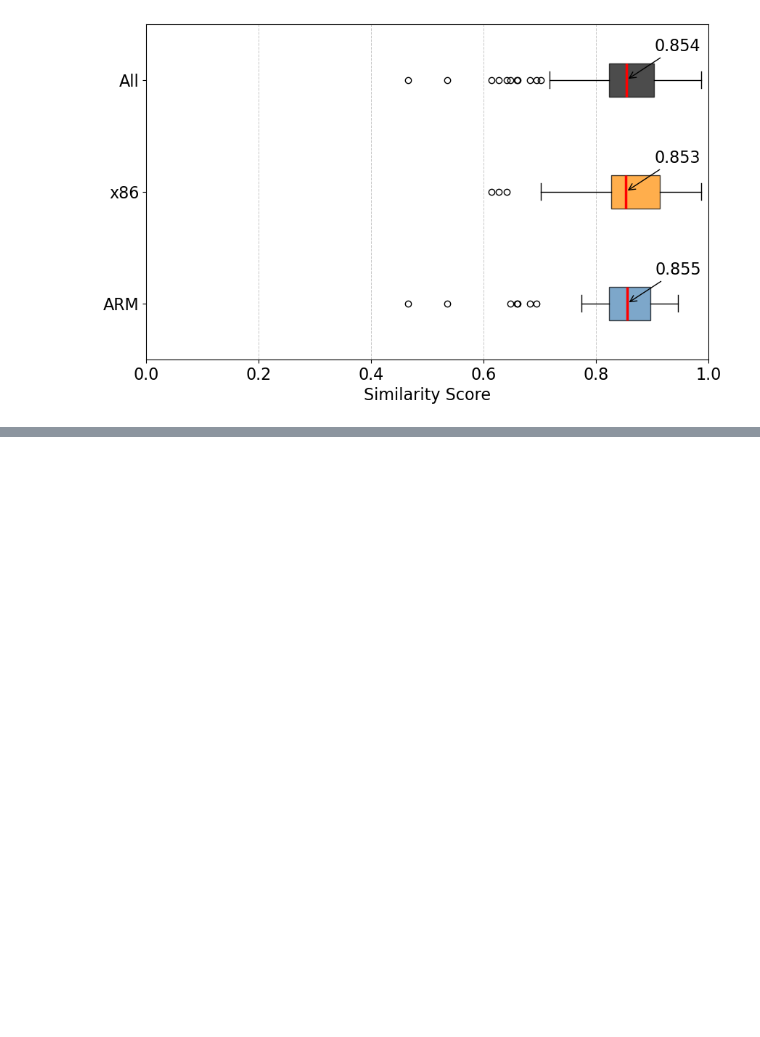
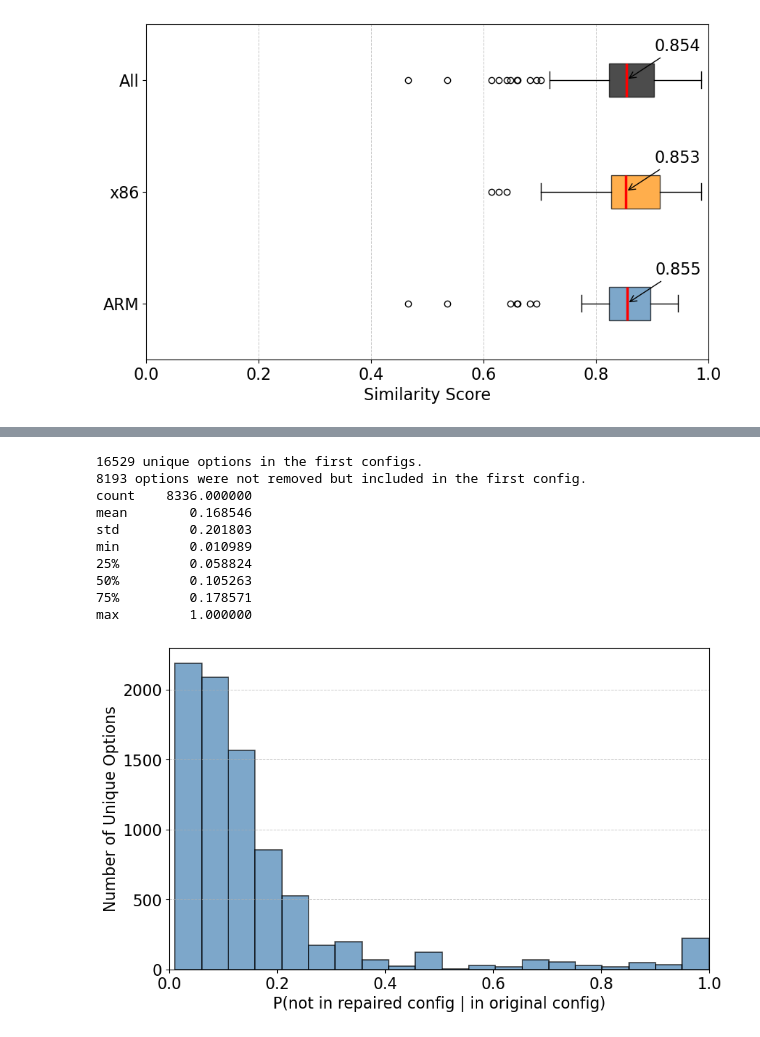
Before and after one commit to RyanGarfinkel/KConfLLMRepair, a Jupyter notebook: analysis/preservation.ipynb, the cells around one changed output, grey strips where cells are left out. Cells and saved outputs as stored; diff of their text form; code cells hidden in the pictures; blank space fills up the shorter version.

```diff
--- a/analysis/preservation.ipynb
+++ b/analysis/preservation.ipynb
@@ -145,0 +217,50 @@ plt.show()
+# %%
+from collections import Counter
+
+in_both = Counter()
+in_first = Counter()
+
+for row in last_attempts.itertuples():
+
+    original = parse_config(row.original_config)
+    modified = parse_config(row.modified_config)
+
+    in_both.update(original & modified)
+    in_first.update(original)
+
+p_removed = pd.Series({
+    opt: 1 - (in_both[opt] / in_first[opt]) for opt in in_first
+})
+
+print(len(p_removed), 'unique options in the first configs.')
+print(len(p_removed[p_removed == 0]), 'options were not removed but included in the first config.')
+
+p_removed = p_removed[p_removed > 0]
+
+print(p_removed.describe().to_string())
+
+fig, ax = plt.subplots(figsize=(10, 6))
+
+ax.hist(p_removed[p_removed > 0], color='steelblue', alpha=0.7, edgecolor='black', linewidth=1.2, bins=20)
+ax.set_xlim(0, 1)
+
+ax.set_xlabel('P(not in repaired config | in original config)', fontsize=16)
+ax.set_ylabel('Number of Unique Options', fontsize=16)
+
+ax.grid(axis='y', linestyle='--', linewidth=0.7, alpha=0.7)
+ax.tick_params(axis='both', labelsize=16)
+
+plt.savefig('p-removal.pdf', format='pdf', bbox_inches='tight')
+plt.show()
+# %% [output]
+16529 unique options in the first configs.
+8193 options were not removed but included in the first config.
+count    8336.000000
+mean        0.168546
+std         0.201803
+min         0.010989
+25%         0.058824
+50%         0.105263
+75%         0.178571
+max         1.000000
+[figure, added]
```
Also changed, not shown: parts of 7 cells of this notebook, 7 other files.
